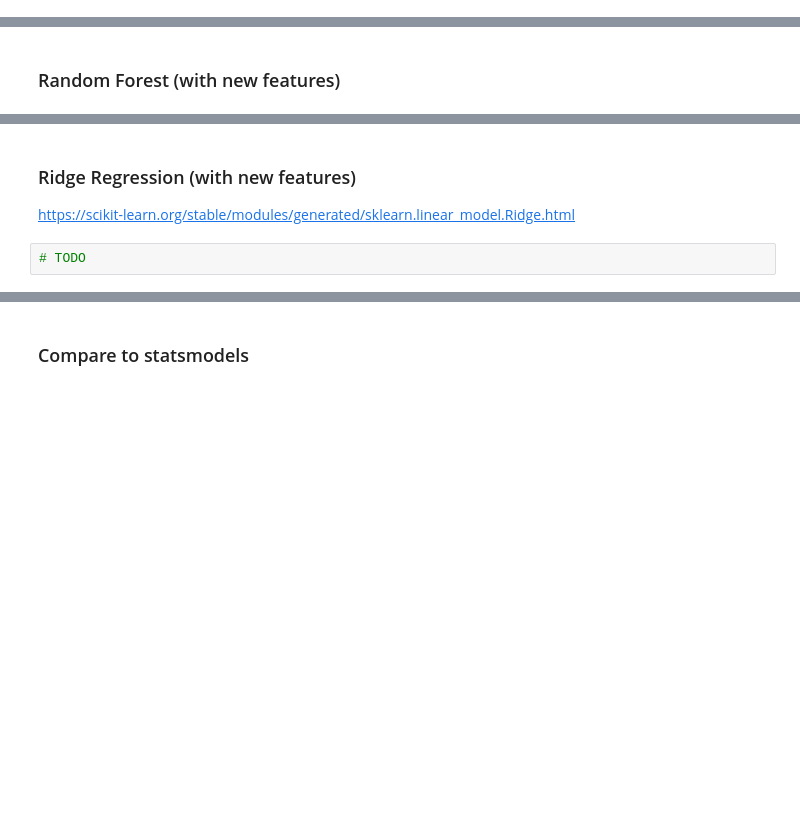
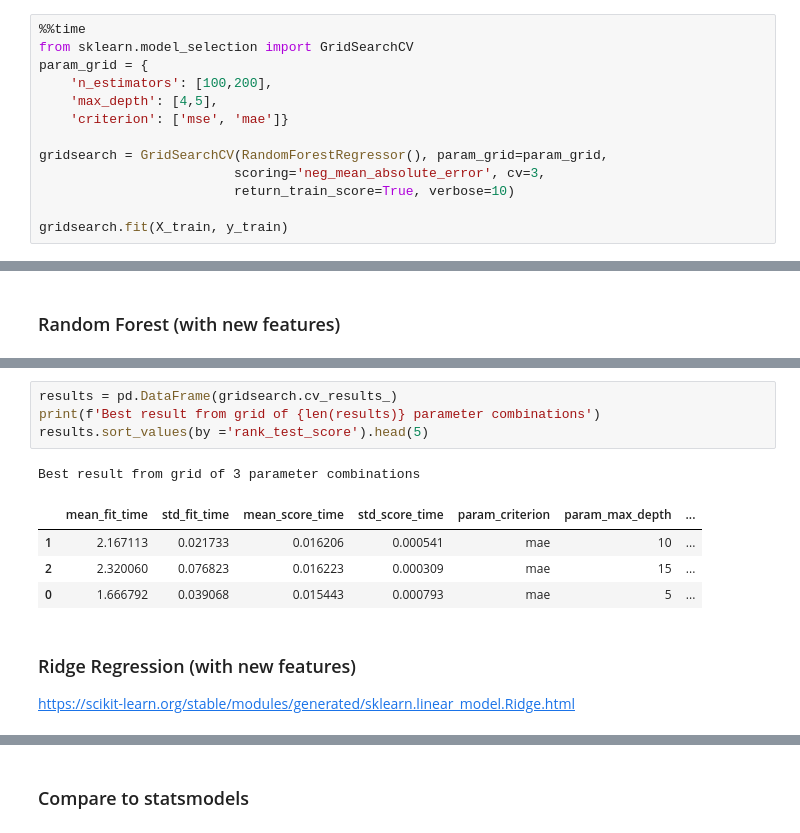
Before and after one commit to LambdaSchool/DS-Unit-2-Sprint-4-Model-Validation, a Jupyter notebook: LS_DS_243_Select_models_and_parameters_assignment.ipynb, the cells around one changed output, grey strips where cells are left out. Drawn from its saved outputs; the diff is of its cells as text; blank space fills up the shorter version.

```diff
--- a/LS_DS_243_Select_models_and_parameters_assignment.ipynb
+++ b/LS_DS_243_Select_models_and_parameters_assignment.ipynb
@@ -304,0 +526,13 @@ plt.xlabel('depth');
+# %%
+%%time
+from sklearn.model_selection import GridSearchCV
+param_grid = {
+    'n_estimators': [100,200],
+    'max_depth': [4,5],
+    'criterion': ['mse', 'mae']}
+
+gridsearch = GridSearchCV(RandomForestRegressor(), param_grid=param_grid,
+                         scoring='neg_mean_absolute_error', cv=3,
+                         return_train_score=True, verbose=10)
+
+gridsearch.fit(X_train, y_train)
@@ -377,6 +680,14 @@ X_train['annual'] = (X_train.index - X_train.index[0]).days / 365.
+# %%
+results = pd.DataFrame(gridsearch.cv_results_)
+print(f'Best result from grid of {len(results)} parameter combinations')
+results.sort_values(by ='rank_test_score').head(5)
+# %% [output]
+Best result from grid of 3 parameter combinations
+|  | mean_fit_time | std_fit_time | mean_score_time | std_score_time | param_criterion | param_max_depth | ... |
+| 1 | 2.167113 | 0.021733 | 0.016206 | 0.000541 | mae | 10 | ... |
+| 2 | 2.320060 | 0.076823 | 0.016223 | 0.000309 | mae | 15 | ... |
+| 0 | 1.666792 | 0.039068 | 0.015443 | 0.000793 | mae | 5 | ... |
 # %% [markdown]
 ### Ridge Regression (with new features)
 
 https://scikit-learn.org/stable/modules/generated/sklearn.linear_model.Ridge.html
-# %%
-# TODO
```
Also changed, not shown: parts of 49 cells of this notebook.
